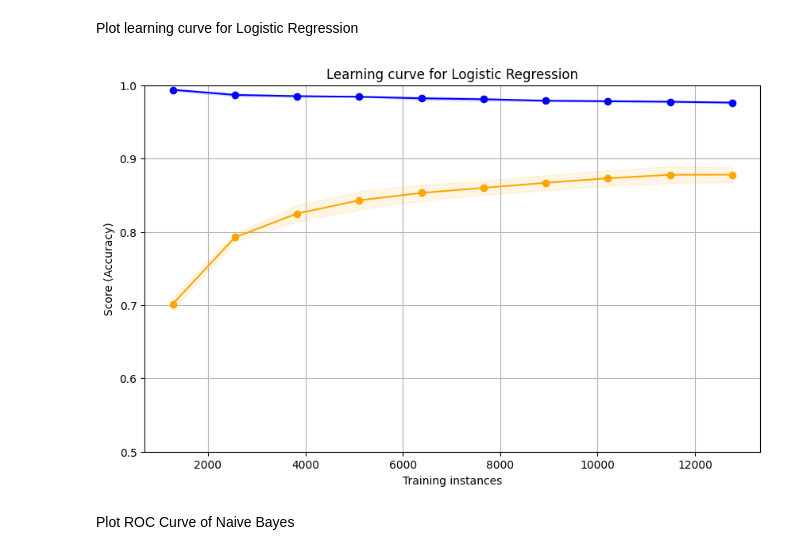
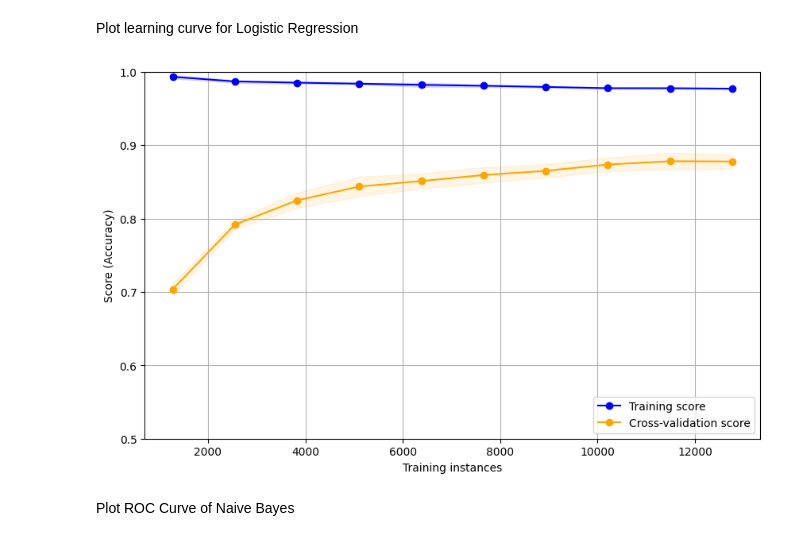
Before and after one commit to NamLe0609/intext-emotion-detector, a Jupyter notebook: main.ipynb, the cells around one changed output. Saved outputs shown, nothing was run; the diff lists cells and outputs as text; code cells hidden in the pictures.

```diff
--- a/main.ipynb
+++ b/main.ipynb
@@ -419,21 +419,21 @@ Plot learning curve for Logistic Regression
 # %%
 lr_scores = calculate_score_learning(model_lr, text_train, label_train)
 
 plt.figure(figsize=(10, 6))
 # Logistic Regression
 plt.fill_between(lr_scores[0], lr_scores[1] - lr_scores[2], lr_scores[1] + lr_scores[2], alpha=0.1, color='blue')
 plt.fill_between(lr_scores[0], lr_scores[3] - lr_scores[4], lr_scores[3] + lr_scores[4], alpha=0.1, color="orange")
 plt.plot(lr_scores[0], lr_scores[1], 'o-', color="blue", label="Training score")
 plt.plot(lr_scores[0], lr_scores[3], 'o-', color="orange", label="Cross-validation score")
 plt.ylim([0.5, 1.0])
-plt.title('Learning curve for Logistic Regression')
 plt.xlabel("Training instances")
 plt.ylabel("Score (Accuracy)")
 plt.grid()
+plt.legend(loc="lower right")
 plt.savefig('learning_curve_lr.png')
 plt.show()
 # %% [output]
-[figure, old version]
+[figure, new version]
 # %% [markdown]
 Plot ROC Curve of Naive Bayes
 # %%
```
Also changed, not shown: parts of 4 cells of this notebook, 8 other files.
